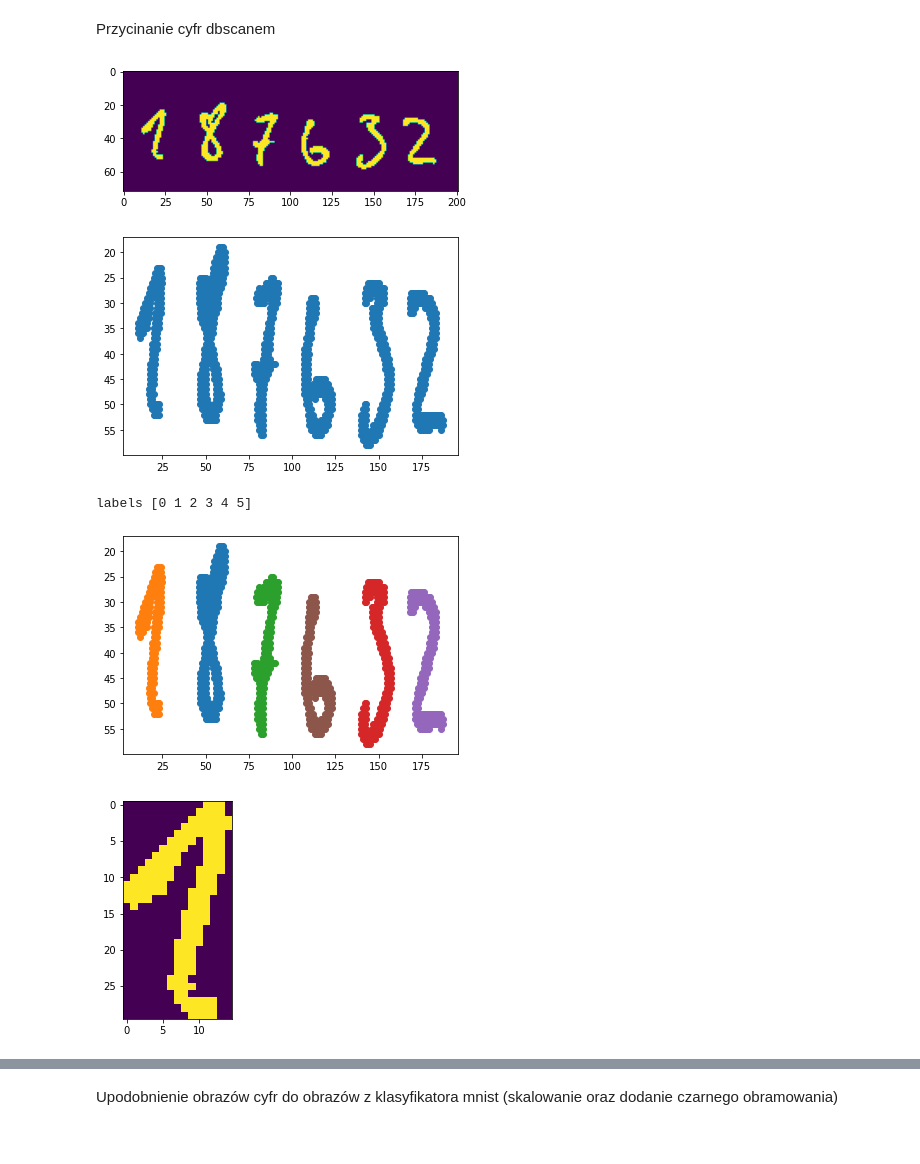
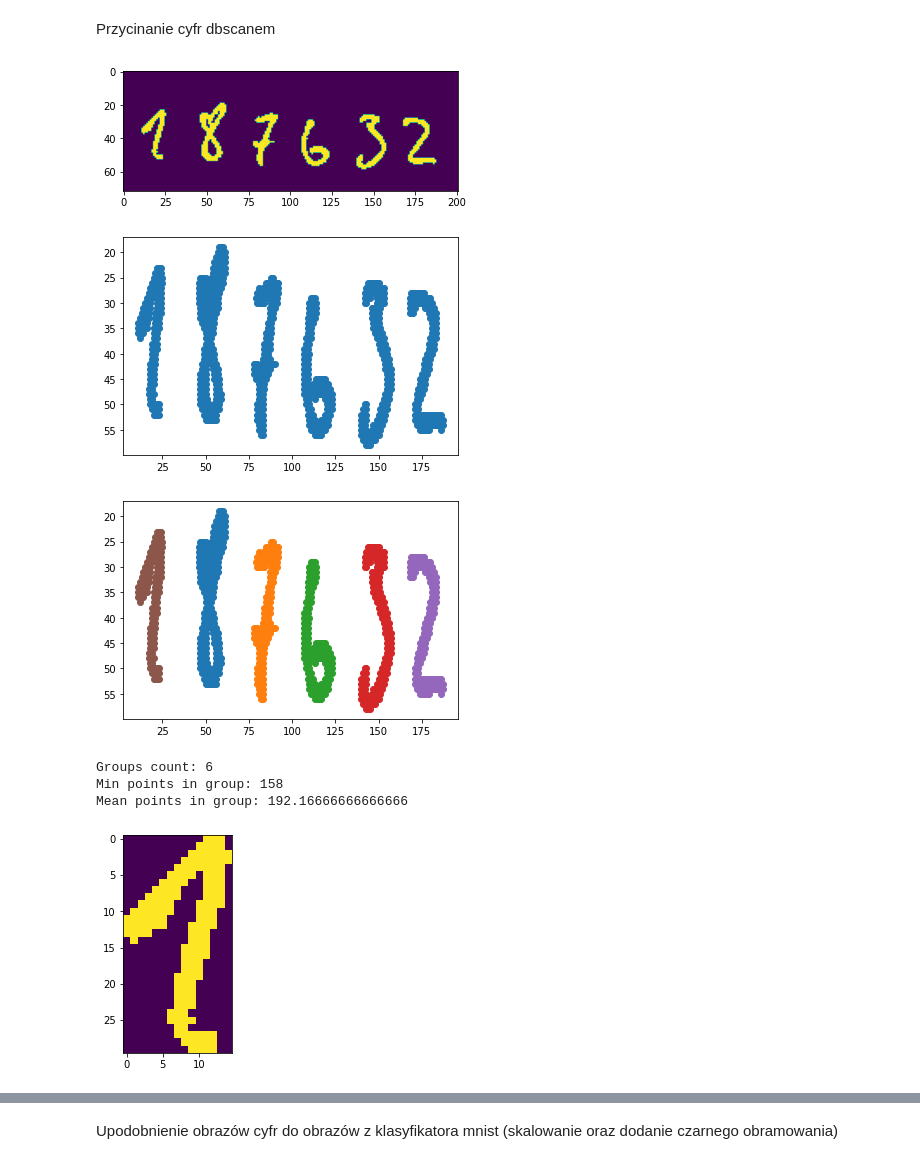
Before and after one commit to PUT-II/Computer-Vision-Project-2, a Jupyter notebook: test_notebooks/digit_recognition.ipynb, the cells around one changed output, grey strips where cells are left out. Saved outputs shown, nothing was run; the diff lists cells and outputs as text; code cells hidden in the pictures.

Commit message:
fixed bordering bug and added new grouping algorithm

```diff
--- a/test_notebooks/digit_recognition.ipynb
+++ b/test_notebooks/digit_recognition.ipynb
@@ -45,44 +48,59 @@ Przycinanie obrazów cyfr z góry i z dołu
 # %% [markdown]
 Przycinanie cyfr dbscanem
 # %%
-from sklearn.cluster import DBSCAN
+from sklearn.cluster import DBSCAN, AgglomerativeClustering, OPTICS
 
 plt.imshow(bw)
 plt.show()
 
 non_zero_y, non_zero_x = np.where(bw > 0)
-non_zero = np.array(list(zip(non_zero_x, non_zero_y)))
-plt.scatter(non_zero[:, 0], non_zero[:, 1])
+non_zero_points = np.array(list(zip(non_zero_x, non_zero_y)))
+
+plt.scatter(non_zero_points[:, 0], non_zero_points[:, 1])
 plt.gca().invert_yaxis()
 plt.show()
 
 digits_coord = []
-dbsc = DBSCAN(min_samples=15, eps=5)
-dbsc.fit(non_zero)
-print("labels", np.unique(dbsc.labels_))
-for label in np.unique(dbsc.labels_):
-    points = non_zero[np.where(dbsc.labels_ == label)]
+groups = []
+# clt = DBSCAN(min_samples=30, eps=5, n_jobs=-1)
+# clt = AgglomerativeClustering(n_clusters=None, distance_threshold=300)
+clt = OPTICS(min_samples=30, eps=10, min_cluster_size=100, cluster_method='dbscan')
+clt.fit(non_zero_points)
+
+for label in np.unique(clt.labels_):
+    if label == -1:  # W grupie -1 są outliery
+        continue
+
+    points = non_zero_points[np.where(clt.labels_ == label)]
     plt.scatter(points[:, 0], points[:, 1])
     digits_coord.append((min(points[:, 1]), max(points[:, 1] + 1), min(points[:, 0]), max(points[:, 0]) + 1))
+
+    groups.append(points)
 plt.gca().invert_yaxis()
 plt.show()
 
-biggest_group = max(digits_coord, key=lambda x: abs(x[0]-x[1])*abs(x[2]-x[3]))
+print("Groups count:", len(groups))
+print("Min points in group:", min(g.shape[0] for g in groups))
+print("Mean points in group:", mean(g.shape[0] for g in groups))
+
+# biggest_group = max(digits_coord, key=lambda x: abs(x[0] - x[1]) * abs(x[2] - x[3]))
 
 digits_coord.sort(key=lambda x: x[2])
 
 digits = []
 for d in digits_coord:
     digits.append(bw[d[0]:d[1], d[2]:d[3]])
 
 for d in digits:
     plt.imshow(d)
     plt.show()
 # %% [output]
 [figure]
 [figure]
+[figure, new version]
-labels [0 1 2 3 4 5]
+Groups count: 6
+Min points in group: 158
+Mean points in group: 192.16666666666666
-[figure, old version]
 [figure]
 [figure]
 [figure]
```
Also changed, not shown: parts of 2 cells of this notebook, 2 other files.
